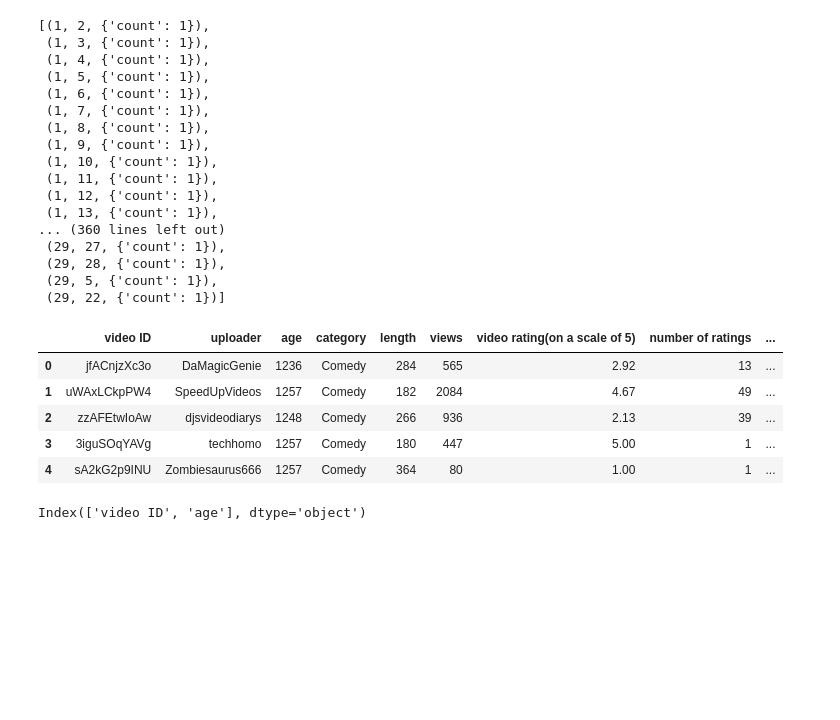
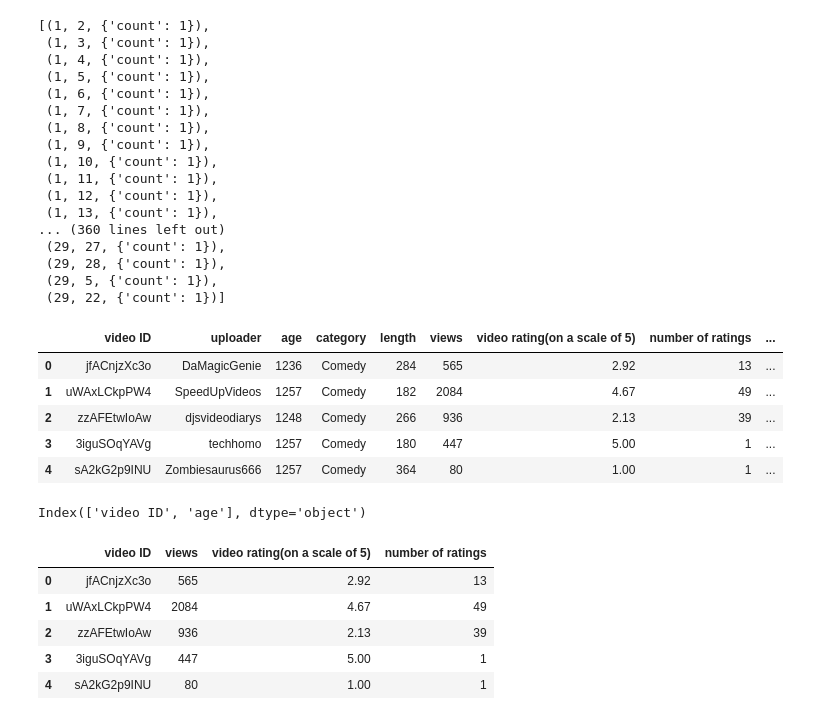
Before and after one commit to SubhankarGhosh/NetworkX, a Jupyter notebook: Paper.ipynb, the cells around one changed output. Cells and saved outputs as stored; diff of their text form; code cells hidden in the pictures; blank space fills up the shorter version.

```diff
--- a/Paper.ipynb
+++ b/Paper.ipynb
@@ -366,3 +366,14 @@ df.head()
 df.columns[[0, 2]]
 # %% [output]
 Index(['video ID', 'age'], dtype='object')
+# %%
+df.drop(df.columns[[1,2,3,4,8,9]], axis=1, inplace=True)
+# %%
+df.head()
+# %% [output]
+|  | video ID | views | video rating(on a scale of 5) | number of ratings |
+| 0 | jfACnjzXc3o | 565 | 2.92 | 13 |
+| 1 | uWAxLCkpPW4 | 2084 | 4.67 | 49 |
+| 2 | zzAFEtwIoAw | 936 | 2.13 | 39 |
+| 3 | 3iguSOqYAVg | 447 | 5.00 | 1 |
+| 4 | sA2kG2p9INU | 80 | 1.00 | 1 |
```
Also changed, not shown: parts of 4 cells of this notebook.
